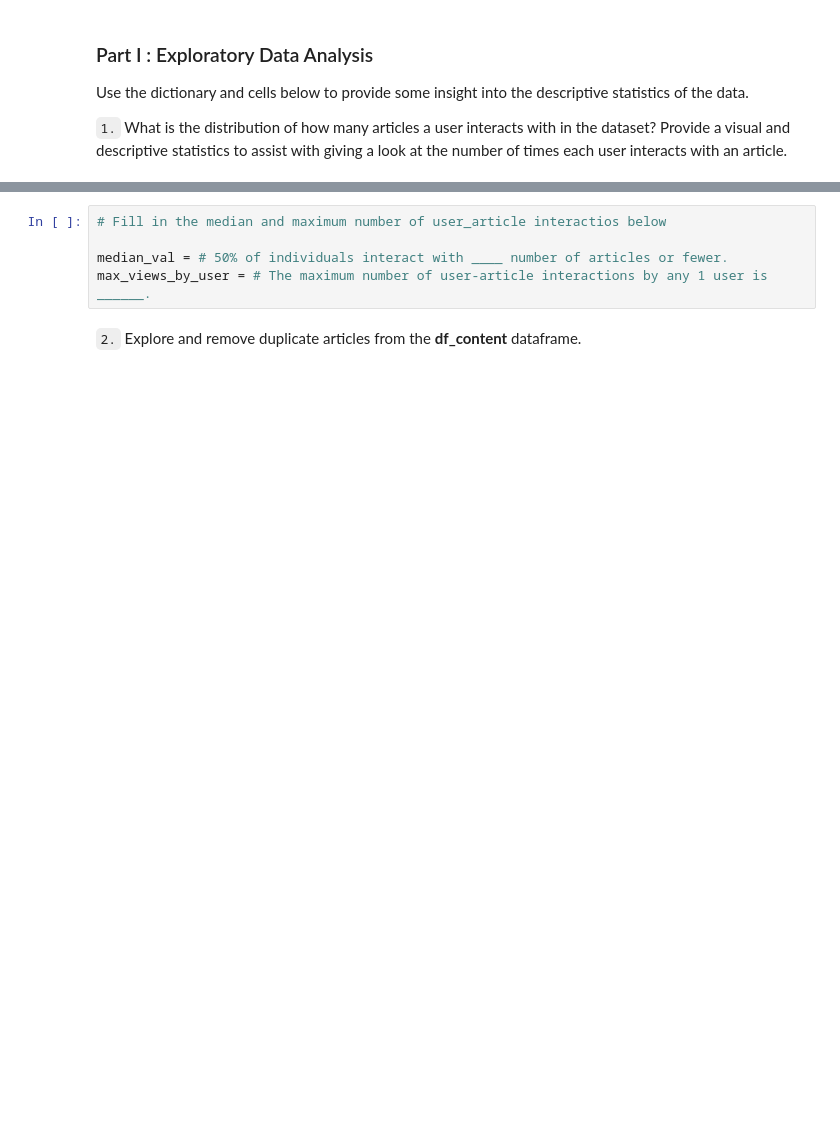
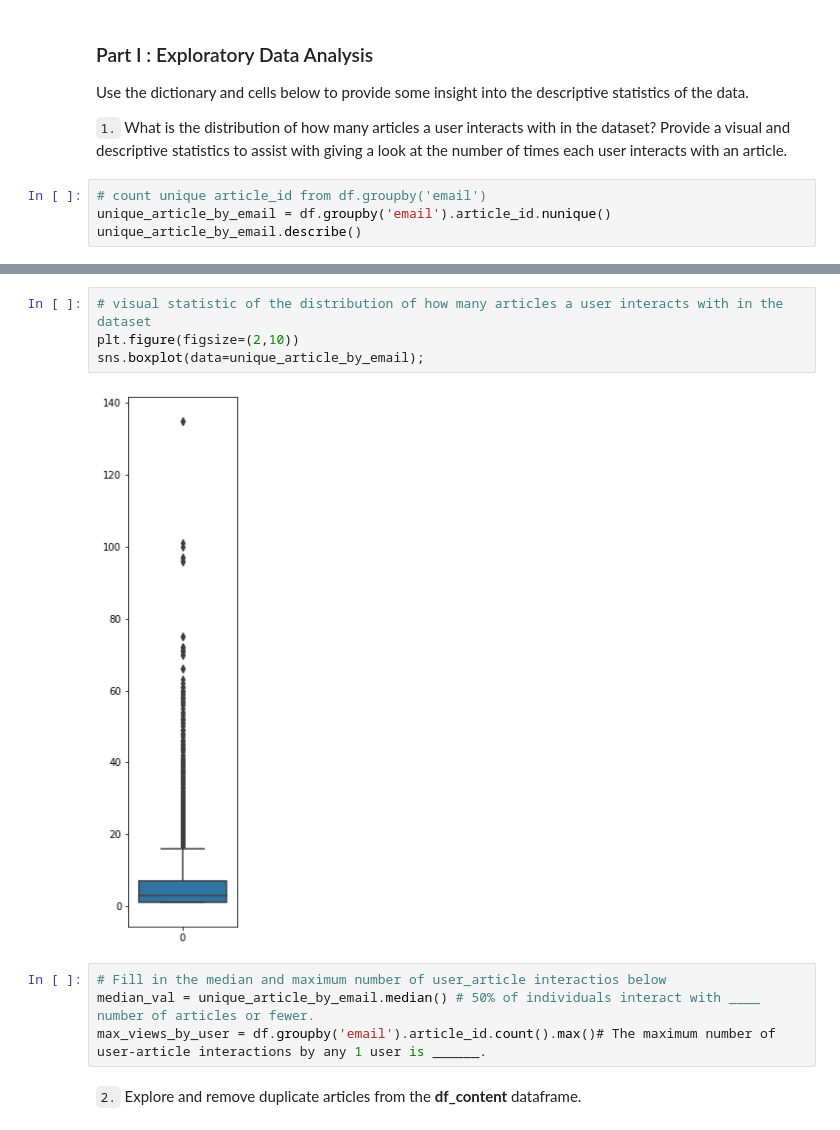
Before and after one commit to chengjiecui/Recommendations_with_IBM, a Jupyter notebook: Recommendations_with_IBM.ipynb, the cells around one changed output, grey strips where cells are left out. Cells and saved outputs as stored; diff of their text form; blank space fills up the shorter version.

```diff
--- a/Recommendations_with_IBM.ipynb
+++ b/Recommendations_with_IBM.ipynb
@@ -127,3 +161,7 @@ Name: doc_full_name, dtype: object
 Use the dictionary and cells below to provide some insight into the descriptive statistics of the data.
 
 `1.` What is the distribution of how many articles a user interacts with in the dataset?  Provide a visual and descriptive statistics to assist with giving a look at the number of times each user interacts with an article.
+# %%
+# count unique article_id from df.groupby('email')
+unique_article_by_email = df.groupby('email').article_id.nunique()
+unique_article_by_email.describe()
@@ -130,8 +178,13 @@ Use the dictionary and cells below to provide some insight into the descriptive
+# %%
+# visual statistic of the distribution of how many articles a user interacts with in the dataset
+plt.figure(figsize=(2,10))
+sns.boxplot(data=unique_article_by_email);
+# %% [output]
+[figure, added]
 # %%
 # Fill in the median and maximum number of user_article interactios below
-
-median_val = # 50% of individuals interact with ____ number of articles or fewer.
-max_views_by_user = # The maximum number of user-article interactions by any 1 user is ______.
+median_val = unique_article_by_email.median() # 50% of individuals interact with ____ number of articles or fewer.
+max_views_by_user = df.groupby('email').article_id.count().max()# The maximum number of user-article interactions by any 1 user is ______.
 # %% [markdown]
 `2.` Explore and remove duplicate articles from the **df_content** dataframe.
 # %%
```
Also changed, not shown: parts of 20 cells of this notebook.
